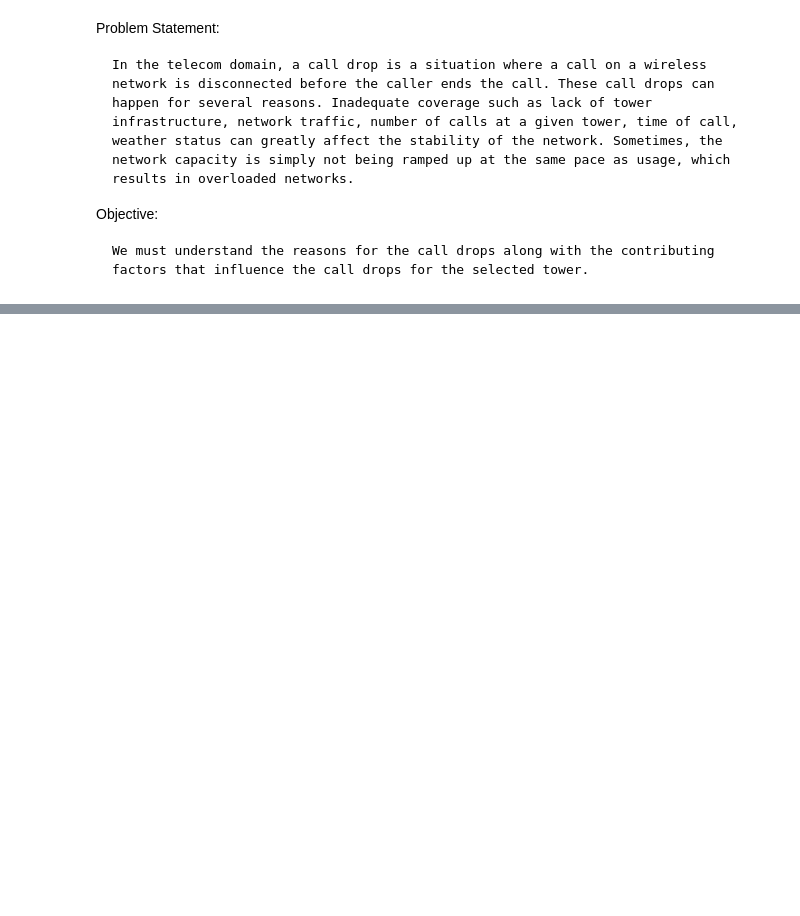
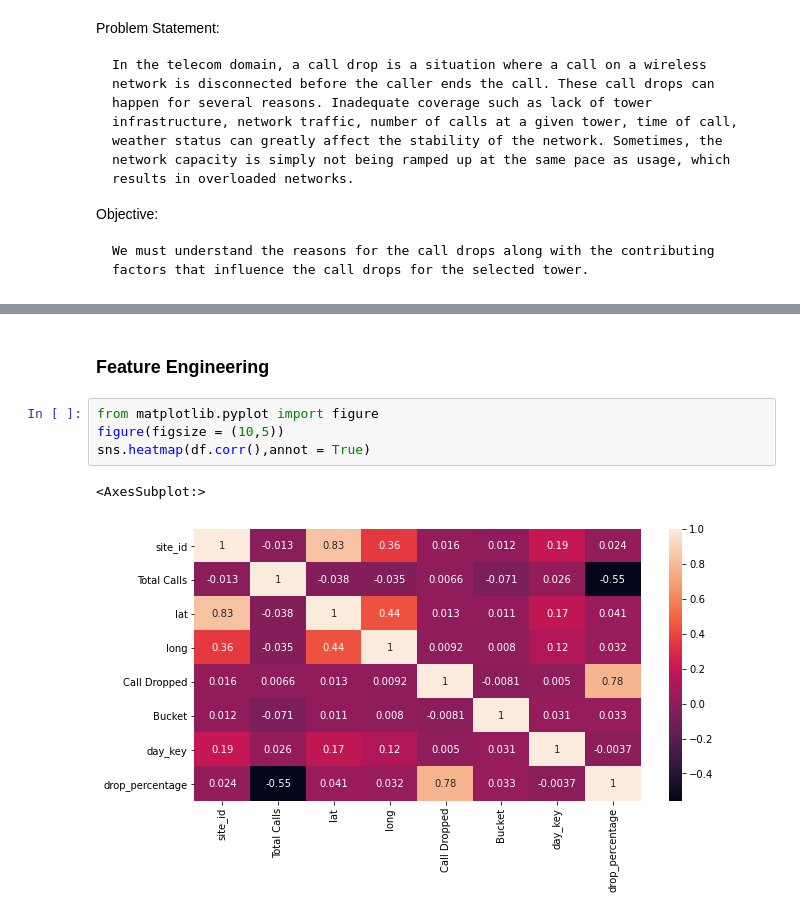
Before and after one commit to syedkhundmir99/Projects, a Jupyter notebook: Telecom Call Drop.ipynb, the cells around one changed output, grey strips where cells are left out. Cells and saved outputs as stored; diff of their text form; blank space fills up the shorter version.

```diff
--- a/Telecom Call Drop.ipynb
+++ b/Telecom Call Drop.ipynb
@@ -179,0 +79,9 @@ memory usage: 287.3+ KB
+# %% [markdown]
+### Feature Engineering
+# %%
+from matplotlib.pyplot import figure
+figure(figsize = (10,5))
+sns.heatmap(df.corr(),annot = True)
+# %% [output]
+<AxesSubplot:>
+[figure, added]
```
Also changed, not shown: parts of 130 cells of this notebook.
